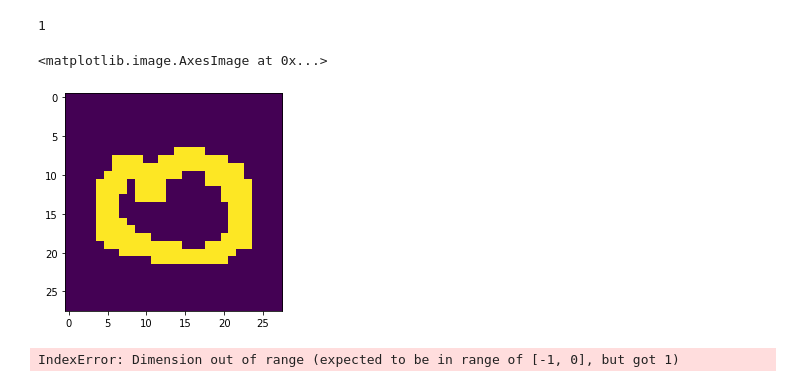
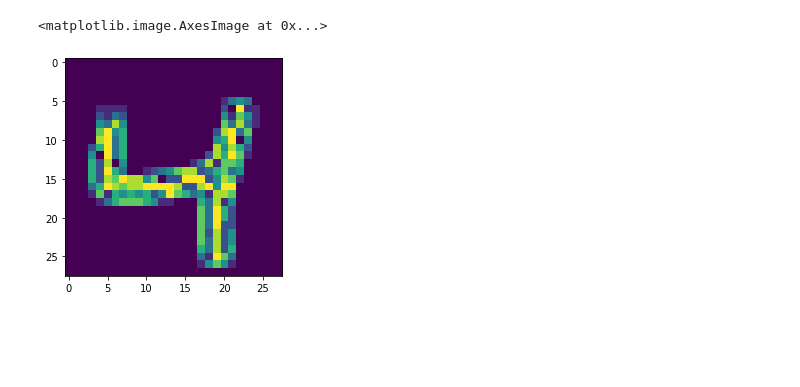
Before and after one commit to neilashm/SpykeTorch, a Jupyter notebook: SpikingHopfieldNet.ipynb, the cells around one changed output. Saved outputs shown, nothing was run; the diff lists cells and outputs as text; code cells hidden in the pictures; blank space fills up the shorter version.

```diff
--- a/SpikingHopfieldNet.ipynb
+++ b/SpikingHopfieldNet.ipynb
@@ -91,47 +58,3 @@ Done!
-# %%
-#Create Dataset - shape is list of image examples where each example is [data, label]
-
-train_dataset=list() #shape = (1x2x784)
-num_training=1
-
-for i in range(0,num_training):
-    train_dataset.append(torch.as_tensor(np.concatenate(zero_mask[i])))
-
-# for i in range(0,num_training):
-#     train_dataset.append(np.concatenate(one_mask[i]))
-
-# for i in range(0,num_training):
-#     train_dataset.append(np.concatenate(two_mask[i]))
-
-# for i in range(0,num_training):
-#      train_dataset.append(np.concatenate(three_mask[i]))
-
-# for i in range(0,num_training):
-#      train_dataset.append(np.concatenate(four_mask[i]))
-
-# for i in range(0,num_training):
-#     train_dataset.append(np.concatenate(five_mask[i]))
-
-# for i in range(0,num_training):
-#      train_dataset.append(np.concatenate(six_mask[i]))
-
-# for i in range(0,num_training):
-#     train_dataset.append(np.concatenate(seven_mask[i]))
-
-# for i in range(0,num_training):
-#      train_dataset.append(np.concatenate(eight_mask[i]))
-
-# for i in range(0,num_training):
-#      train_dataset.append(np.concatenate(nine_mask[i]))
-
-print(len(train_dataset))
-# %% [output]
-1
-# %%
-plt.imshow(MNIST_train[1][0][1][0])
-# %% [output]
-<matplotlib.image.AxesImage at 0x...>
-[figure, removed]
 # %%
 class Column(nn.Module):
     def __init__(self):
@@ -152,22 +75,16 @@ class Column(nn.Module):
         #out = sf.pointwise_inhibition(pot).sign()
         ### End of Lateral Inhibition ###
         return out
-# %%
-# for epochs in range(1):
-#     start = time.time()
-#     for data, target in MNIST_trainLoader:
-#         for i in range(len(data)):
-#             # Passing data through the column
-#             out = MyColumn(data[i])
-#             # STDP training for each input is performed here
-#             MyColumn.stdp(data[i],out)
-#     end = time.time()
-#     print("Training done under ", end-start)
-MyColumn=Column()
-MyColumn.ec.train_weights(MNIST_train[0][0][0])
-plt.imshow(MNIST_train[0][0][0][0])
-# %% [output]
-IndexError: Dimension out of range (expected to be in range of [-1, 0], but got 1)
+# %%
+MyColumn=Column()
+train_pattern=[torch.sum(torch.sum(MNIST_train[0][0],dim=0),dim=0),torch.sum(torch.sum(MNIST_train[2][0],dim=0),dim=0)]#[torch.tensor([7,0,0,0,0,7,0,0,0,0,7,0,0,0,0,7]).type(torch.FloatTensor).reshape(4,4)]
+MyColumn.ec.train_weights(train_pattern)#[torch.tensor([0,1,2,3,4,5,6,7]*2).reshape(4,4)])#[torch.sum(torch.sum(MNIST_train[0][0],dim=0),dim=0)])
+plt.imshow(train_pattern[1])#torch.tensor([0,1,2,3,4,5,6,7]*2).reshape(4,4))#torch.sum(torch.sum(MNIST_train[0][0],dim=0),dim=0))
+#MyColumn.ec.train_weights([torch.sum(torch.sum(MNIST_train[0][0],dim=0),dim=0)])
+#plt.imshow(torch.sum(torch.sum(MNIST_train[0][0],dim=0),dim=0))
+# %% [output]
+<matplotlib.image.AxesImage at 0x...>
+[figure, added]
 # %%
 plt.figure(figsize=(6, 5))
 w_mat = plt.imshow(MyColumn.ec.W, cmap=cm.coolwarm)
```
Also changed, not shown: parts of 10 cells of this notebook.
